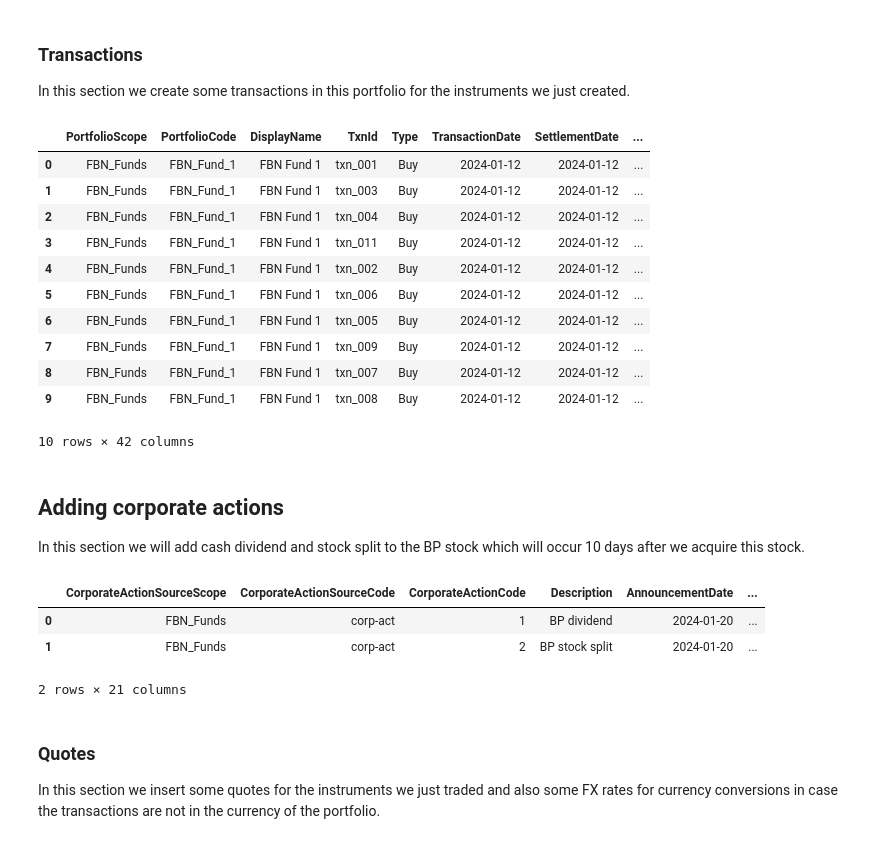
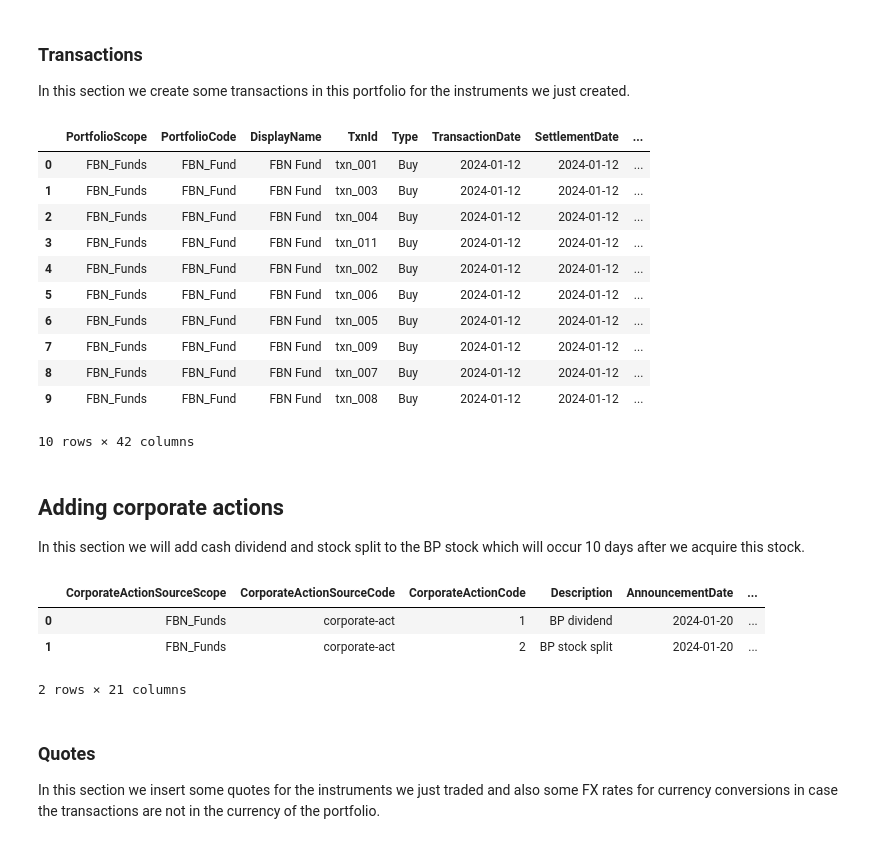
Before and after one commit to oscaryee19/sample-notebooks, a Jupyter notebook: examples/use-cases/abor/ABOR.ipynb, the cells around one changed output. Saved outputs shown, nothing was run; the diff lists cells and outputs as text; code cells hidden in the pictures.

```diff
--- a/examples/use-cases/abor/ABOR.ipynb
+++ b/examples/use-cases/abor/ABOR.ipynb
@@ -603,7 +655,7 @@ In this section we create some transactions in this portfolio for the instrument
 transaction_sql = f"""
 
 @@scope = select 'FBN_Funds';
-@@portfolioCode = select 'FBN_Fund_1';
+@@portfolioCode = select 'FBN_Fund';
 
 -- Step 1: Define some transactions
 
@@ -628,43 +680,43 @@ values
 
 
 -- Step 2: Load transactions into LUSID
 
 @createTransactions =
 select
 column1 as PortfolioScope,
 column2 as PortfolioCode,
 column3 as TxnId,
 column4 as Type,
 column5 as TransactionDate,
 column6 as SettlementDate,
 column7 as Units,
 column8 as TradePrice,
 column9 as TotalConsideration,
 column10 as SettlementCurrency,
 column11 as ClientInternal,
 column12 as TradeToPortfolioRate,
 'abor' as Source
 from @transactions;
 
 -- Upload the transformed data into LUSID
 
 select *
 from Lusid.Portfolio.Txn.Writer
 where ToWrite = @createTransactions;
 """
 run_luminesce(transaction_sql)
 # %% [output]
 |  | PortfolioScope | PortfolioCode | DisplayName | TxnId | Type | TransactionDate | SettlementDate | ... |
-| 0 | FBN_Funds | FBN_Fund_1 | FBN Fund 1 | txn_001 | Buy | 2024-01-12 | 2024-01-12 | ... |
-| 1 | FBN_Funds | FBN_Fund_1 | FBN Fund 1 | txn_003 | Buy | 2024-01-12 | 2024-01-12 | ... |
-| 2 | FBN_Funds | FBN_Fund_1 | FBN Fund 1 | txn_004 | Buy | 2024-01-12 | 2024-01-12 | ... |
-| 3 | FBN_Funds | FBN_Fund_1 | FBN Fund 1 | txn_011 | Buy | 2024-01-12 | 2024-01-12 | ... |
-| 4 | FBN_Funds | FBN_Fund_1 | FBN Fund 1 | txn_002 | Buy | 2024-01-12 | 2024-01-12 | ... |
-| 5 | FBN_Funds | FBN_Fund_1 | FBN Fund 1 | txn_006 | Buy | 2024-01-12 | 2024-01-12 | ... |
-| 6 | FBN_Funds | FBN_Fund_1 | FBN Fund 1 | txn_005 | Buy | 2024-01-12 | 2024-01-12 | ... |
-| 7 | FBN_Funds | FBN_Fund_1 | FBN Fund 1 | txn_009 | Buy | 2024-01-12 | 2024-01-12 | ... |
-| 8 | FBN_Funds | FBN_Fund_1 | FBN Fund 1 | txn_007 | Buy | 2024-01-12 | 2024-01-12 | ... |
-| 9 | FBN_Funds | FBN_Fund_1 | FBN Fund 1 | txn_008 | Buy | 2024-01-12 | 2024-01-12 | ... |
+| 0 | FBN_Funds | FBN_Fund | FBN Fund | txn_001 | Buy | 2024-01-12 | 2024-01-12 | ... |
+| 1 | FBN_Funds | FBN_Fund | FBN Fund | txn_003 | Buy | 2024-01-12 | 2024-01-12 | ... |
+| 2 | FBN_Funds | FBN_Fund | FBN Fund | txn_004 | Buy | 2024-01-12 | 2024-01-12 | ... |
+| 3 | FBN_Funds | FBN_Fund | FBN Fund | txn_011 | Buy | 2024-01-12 | 2024-01-12 | ... |
+| 4 | FBN_Funds | FBN_Fund | FBN Fund | txn_002 | Buy | 2024-01-12 | 2024-01-12 | ... |
+| 5 | FBN_Funds | FBN_Fund | FBN Fund | txn_006 | Buy | 2024-01-12 | 2024-01-12 | ... |
+| 6 | FBN_Funds | FBN_Fund | FBN Fund | txn_005 | Buy | 2024-01-12 | 2024-01-12 | ... |
+| 7 | FBN_Funds | FBN_Fund | FBN Fund | txn_009 | Buy | 2024-01-12 | 2024-01-12 | ... |
+| 8 | FBN_Funds | FBN_Fund | FBN Fund | txn_007 | Buy | 2024-01-12 | 2024-01-12 | ... |
+| 9 | FBN_Funds | FBN_Fund | FBN Fund | txn_008 | Buy | 2024-01-12 | 2024-01-12 | ... |
 10 rows × 42 columns
 # %% [markdown]
 ## Adding corporate actions
@@ -673,7 +725,7 @@ In this section we will add cash dividend and stock split to the BP stock which
 # %%
 corp_action_sql=f"""
 @@corporateActionSourceScope = select 'FBN_Funds';
-@@corporateActionSourceCode = select 'corp-act';
+@@corporateActionSourceCode = select 'corporate-act';
 
 
 -- Step 1: Define some corporate actions
@@ -684,7 +736,7 @@ values
 
 -- BP corporate actions
 ('001', @@corporateActionSourceCode, @@corporateActionSourceScope, '2024-01-23', 'default', 'LUID_00003DBS', 'default', 'CCY_GBP', '2024-01-20', 'BP dividend', 1, 1, 0.1,0,'2024-01-20','2024-01-23'),
-('002', @@corporateActionSourceCode, @@corporateActionSourceScope, '2024-01-23', 'default', 'LUID_00003DBS', 'FBN_Funds','LUID_00003DBS','2024-01-20', 'BP stock split', 1, 1, 2,1,'2024-01-20','2024-01-23')
+('002', @@corporateActionSourceCode, @@corporateActionSourceScope, '2024-01-23', 'default', 'LUID_00003DBS', 'default','LUID_00003DBS','2024-01-20', 'BP stock split', 1, 1, 2,1,'2024-01-20','2024-01-23')
 ;
 
 @corporate_action_table =
@@ -701,8 +753,8 @@ column9 as AnnouncementDate,
 column10 as Description,
 column11 as InputCostFactor,
 column12 as InputUnitsFactor,
-column13 as OutputCostFactor,
-column14 as OutputUnitsFactor,
+column13 as OutputUnitsFactor,
+column14 as OutputCostFactor,
 column15 as RecordDate,
 column16 as PaymentDate,
 "Upsert" as WriteAction
@@ -718,8 +770,8 @@ where ToWrite = @corporate_action_table;
 run_luminesce(corp_action_sql)
 # %% [output]
 |  | CorporateActionSourceScope | CorporateActionSourceCode | CorporateActionCode | Description | AnnouncementDate | ... |
-| 0 | FBN_Funds | corp-act | 1 | BP dividend | 2024-01-20 | ... |
-| 1 | FBN_Funds | corp-act | 2 | BP stock split | 2024-01-20 | ... |
+| 0 | FBN_Funds | corporate-act | 1 | BP dividend | 2024-01-20 | ... |
+| 1 | FBN_Funds | corporate-act | 2 | BP stock split | 2024-01-20 | ... |
 2 rows × 21 columns
 # %% [markdown]
 ### Quotes
```
Also changed, not shown: parts of 11 cells of this notebook, 3 other files.
